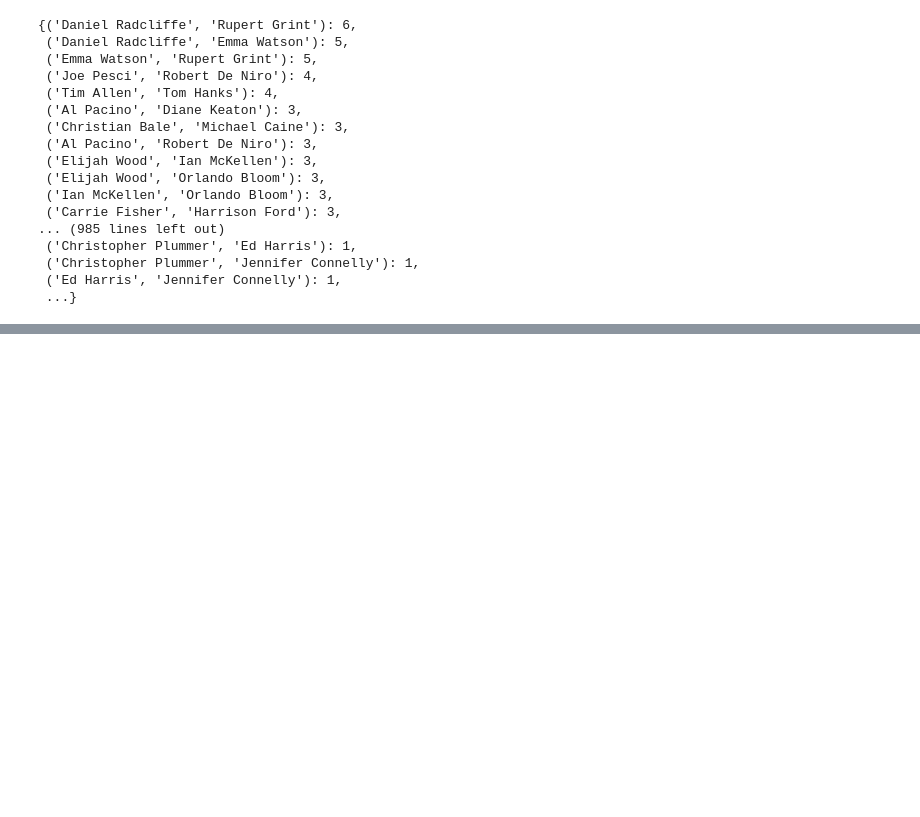
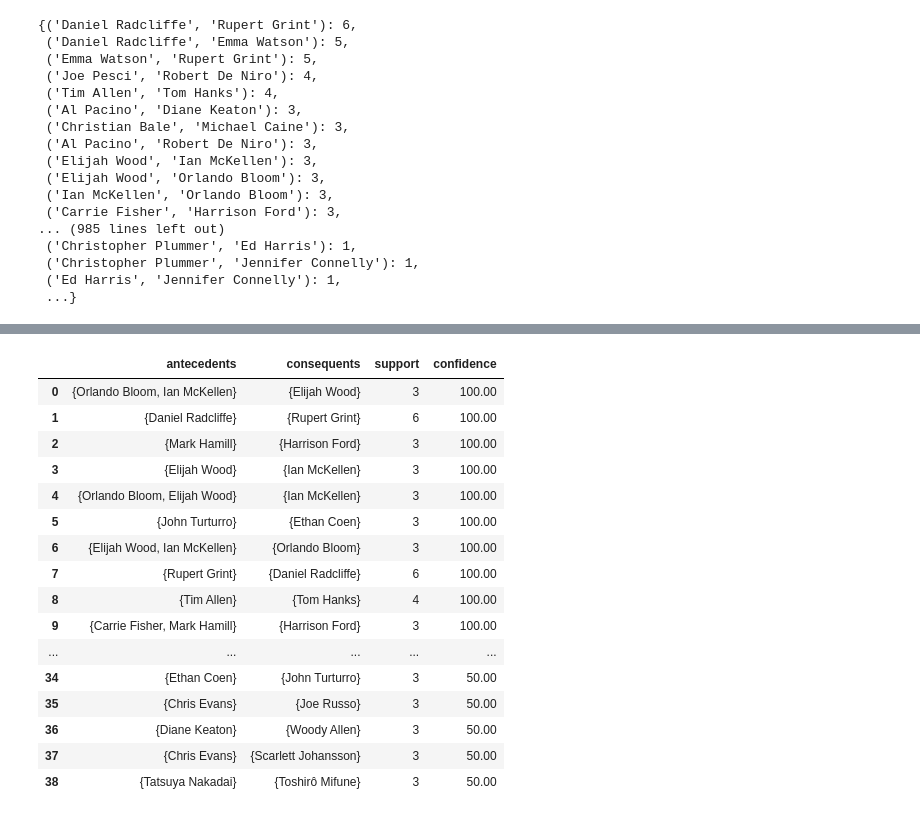
Before and after one commit to bercaakbayir/unimi-dse-amd-assignment, a Jupyter notebook: main.ipynb, the cells around one changed output, grey strips where cells are left out. Saved outputs shown, nothing was run; the diff lists cells and outputs as text; code cells hidden in the pictures; blank space fills up the shorter version.

Commit message:
apriori algorithm has been built

```diff
--- a/main.ipynb
+++ b/main.ipynb
@@ -528,0 +618,2 @@ triples_counts
+# %%
+frequent_itemsets = apriori(baskets, support_threshold=3)
@@ -528,0 +638,20 @@ triples_counts
+# %%
+frequent_itemsets[frequent_itemsets["confidence"] >= 50]
+# %% [output]
+|  | antecedents | consequents | support | confidence |
+| 0 | {Orlando Bloom, Ian McKellen} | {Elijah Wood} | 3 | 100.00 |
+| 1 | {Daniel Radcliffe} | {Rupert Grint} | 6 | 100.00 |
+| 2 | {Mark Hamill} | {Harrison Ford} | 3 | 100.00 |
+| 3 | {Elijah Wood} | {Ian McKellen} | 3 | 100.00 |
+| 4 | {Orlando Bloom, Elijah Wood} | {Ian McKellen} | 3 | 100.00 |
+| 5 | {John Turturro} | {Ethan Coen} | 3 | 100.00 |
+| 6 | {Elijah Wood, Ian McKellen} | {Orlando Bloom} | 3 | 100.00 |
+| 7 | {Rupert Grint} | {Daniel Radcliffe} | 6 | 100.00 |
+| 8 | {Tim Allen} | {Tom Hanks} | 4 | 100.00 |
+| 9 | {Carrie Fisher, Mark Hamill} | {Harrison Ford} | 3 | 100.00 |
+| ... | ... | ... | ... | ... |
+| 34 | {Ethan Coen} | {John Turturro} | 3 | 50.00 |
+| 35 | {Chris Evans} | {Joe Russo} | 3 | 50.00 |
+| 36 | {Diane Keaton} | {Woody Allen} | 3 | 50.00 |
+| 37 | {Chris Evans} | {Scarlett Johansson} | 3 | 50.00 |
+| 38 | {Tatsuya Nakadai} | {Toshirô Mifune} | 3 | 50.00 |
```
Also changed, not shown: parts of 3 cells of this notebook.
